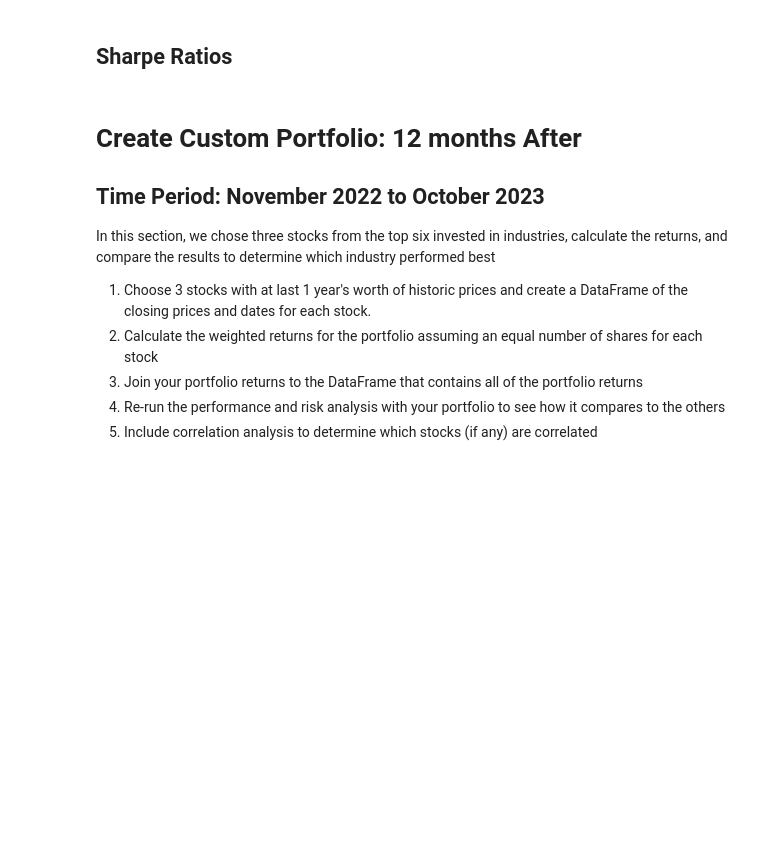
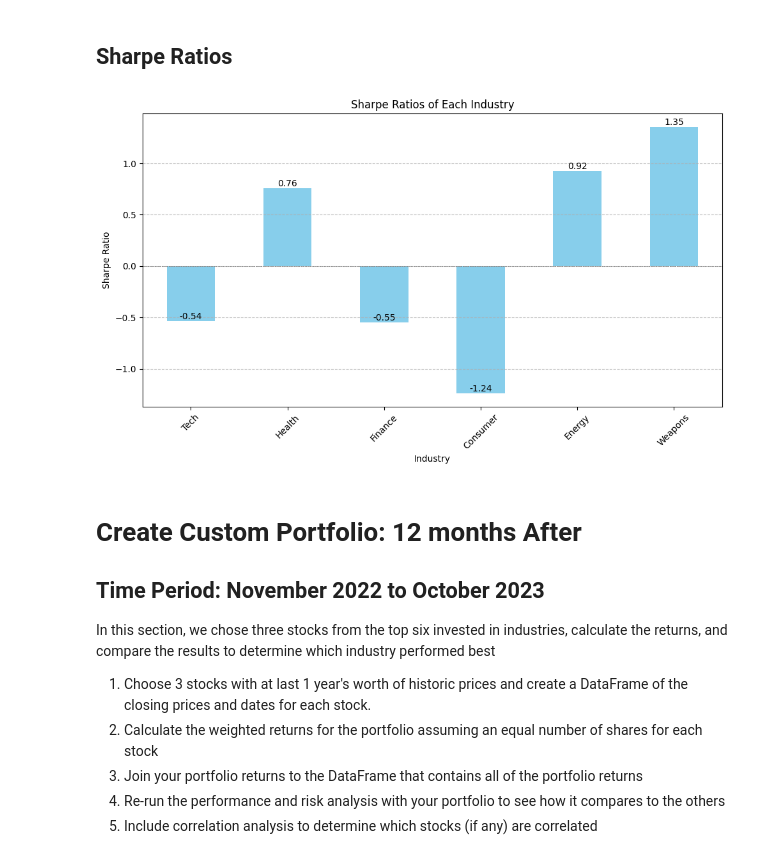
Before and after one commit to kaylah176/Project1, a Jupyter notebook: Project1_Midterm_2021_2022_2023.ipynb, the cells around one changed output. Drawn from its saved outputs; the diff is of its cells as text; code cells hidden in the pictures; blank space fills up the shorter version.

```diff
--- a/Project1_Midterm_2021_2022_2023.ipynb
+++ b/Project1_Midterm_2021_2022_2023.ipynb
@@ -641,28 +534,33 @@ plt.show()
 # %%
 # Annualized Sharpe Ratios
 sharpe_ratios = (returns_df.mean() * 252) / (returns_df.std() * np.sqrt(252))
 sharpe_ratios
+
+# Save the Sharpe Ratios dataset into a csv file
+sharpe_ratios.to_csv('sharperatios2021_2022.csv', index=False)
 
 # Visualize the sharpe ratios as a bar plot
 sharpe_ratios.plot(kind='bar', color='skyblue', figsize=(10, 6))
 
 # Customizing the plot
 plt.title('Sharpe Ratios of Each Industry')
 plt.xlabel('Industry')
 plt.ylabel('Sharpe Ratio')
 plt.xticks(rotation=45)  # Rotate x-axis labels for better readability
 plt.grid(axis='y', linestyle='--', alpha=0.7)  # Adding grid lines
 
 # Adding data labels
 for i, val in enumerate(sharpe_ratios.values):
     plt.text(i, val, round(val, 2), ha='center', va='bottom')
 
 # Adding horizontal line at Sharpe ratio of 0 for reference
 plt.axhline(y=0, color='gray', linestyle='--', linewidth=0.5)
 
 # Show plot
 plt.tight_layout()  # Adjust layout to prevent clipping of labels
 plt.show()
+# %% [output]
+[figure, added]
 # %% [markdown]
 # Create Custom Portfolio: 12 months After
 ## Time Period: November 2022 to October 2023
```
Also changed, not shown: parts of 36 cells of this notebook, 2 other files.
